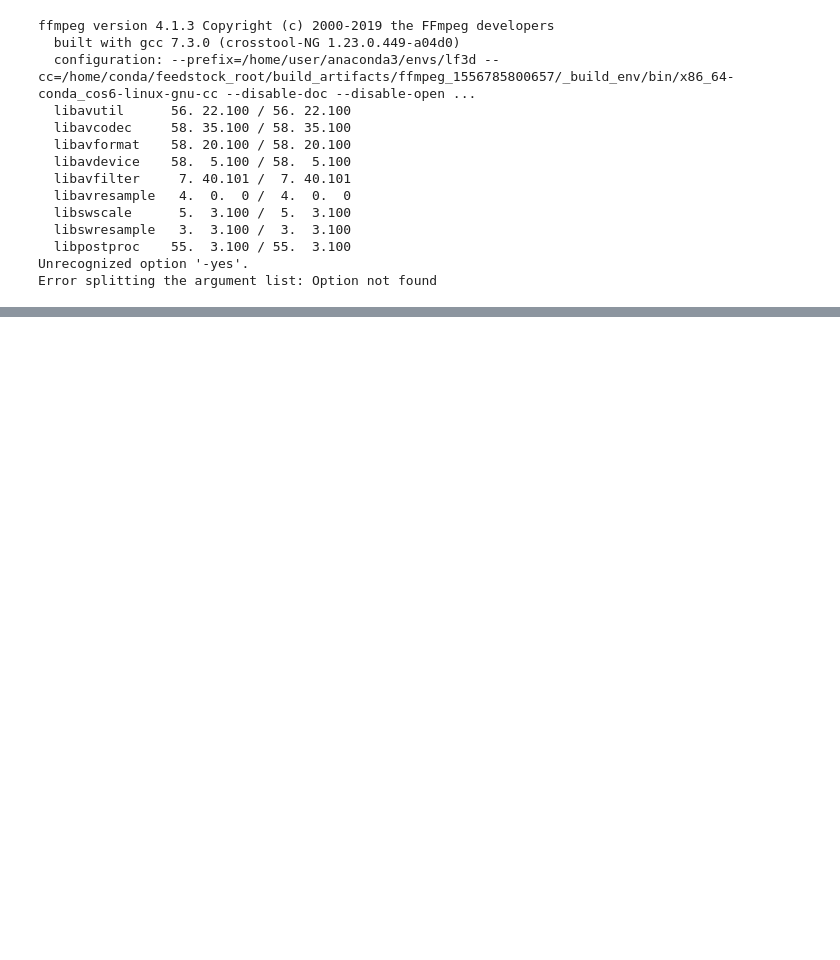
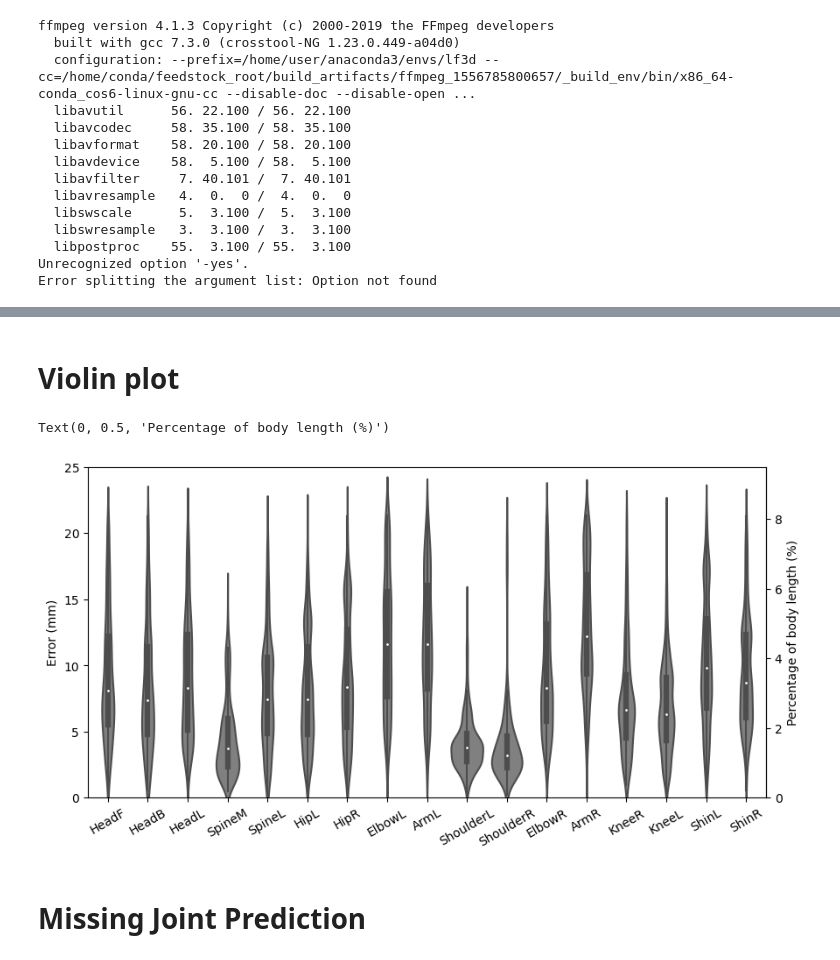
Before and after one commit to NeLy-EPFL/LiftPose3D, a Jupyter notebook: examples/capture/capture_visualize.ipynb, the cells around one changed output, grey strips where cells are left out. Drawn from its saved outputs; the diff is of its cells as text; code cells hidden in the pictures; blank space fills up the shorter version.

```diff
--- a/examples/capture/capture_visualize.ipynb
+++ b/examples/capture/capture_visualize.ipynb
@@ -20,7 +22,7 @@ logger = logging.getLogger(__name__).setLevel(logging.INFO)
 # %%
 # decleare data parameters
 par_train = {'data_dir' : '/data/LiftPose3D/fly_tether/data_DF3D', # change the path
-       'out_dir'        : './out',
+       'out_dir'        : './out_the_same_animal',
        'train_subjects' : [1],
        'test_subjects'  : [6,7],
        'actions'        : ['all'],
@@ -30,6 +32,5 @@ par_train = {'data_dir' : '/data/LiftPose3D/fly_tether/data_DF3D', # change the
 par_data = yaml.full_load(open('param.yaml', "rb"))
 par = {**par_data["data"], **par_train}
 
-#meta = mat73.loadmat('nolj_Recording_day8_caff1_nolj_imputed.mat')
 # naming scheme used in the capture dataset for different cameras
 cam_list = ['R', 'L', 'E', 'U', 'S', 'U2']
@@ -405,0 +576,20 @@ Video("plot_3d.mp4")
+# %% [markdown]
+# Violin plot
+# %%
+%matplotlib inline
+from liftpose.plot import violin_plot
+order = ['HeadF', 'HeadB', 'HeadL', 'SpineM', 'SpineL', 'HipL', 'HipR', 'ElbowL', 'ArmL', 'ShoulderL', 'ShoulderR', 'ElbowR', 'ArmR', 'KneeR', 'KneeL', 'ShinL', 'ShinR']
+plt.figure(figsize=(10,5), dpi=100)
+names = par_data["vis"]["names"]
+names = [n[0] for n in names]
+ax = plt.gca()
+violin_plot(ax, test_3d_gt, test_3d_pred, good_keypts, joints_name=names,units='mm', order=order)
+plt.ylim([0,25])
+
+y = ax.secondary_yaxis('right', functions=(lambda x: x*100/263.67, lambda x: x*100/263.67))
+y.set_ylabel(r'Percentage of body length (%)')
+# %% [output]
+Text(0, 0.5, 'Percentage of body length (%)')
+[figure, added]
+# %% [markdown]
+# Missing Joint Prediction
```
Also changed, not shown: parts of 18 cells of this notebook, 16 other files.
